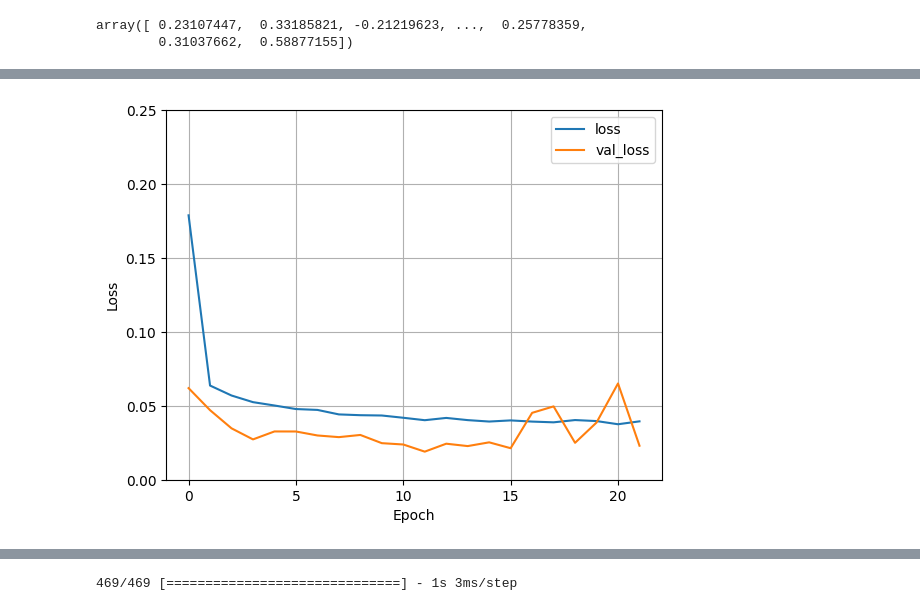
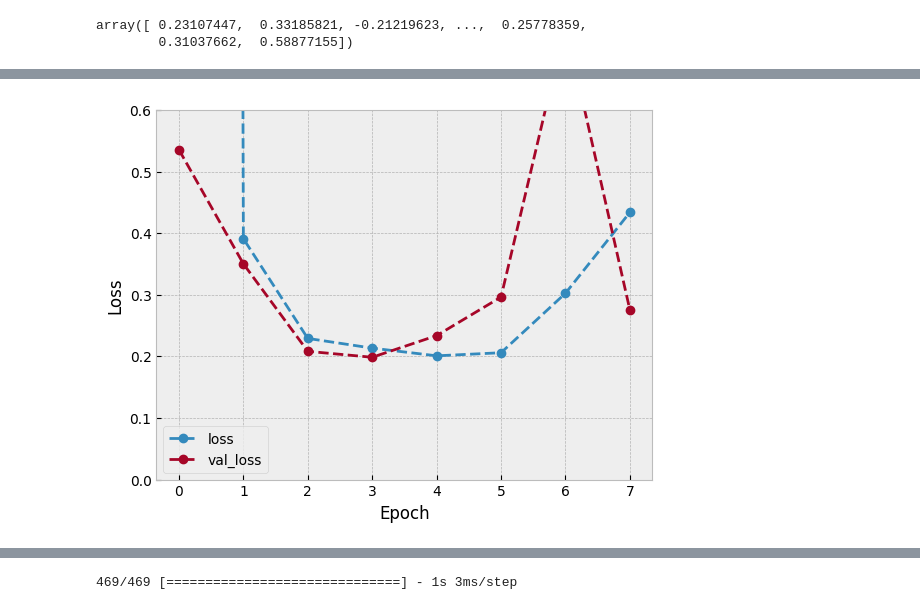
Before and after one commit to Mdolhare/RedesNeuronalesTP1, a Jupyter notebook: Regresion.ipynb, the cells around one changed output, grey strips where cells are left out. Cells and saved outputs as stored; diff of their text form; code cells hidden in the pictures.

```diff
--- a/Regresion.ipynb
+++ b/Regresion.ipynb
@@ -87,7 +77,7 @@ Trainable params: 925,905
 Non-trainable params: 2,352
 _________________________________________________________________
 # %%
-stp = EarlyStopping(monitor='val_loss', patience=10, restore_best_weights=True)
+stp = EarlyStopping(monitor='val_loss', patience=4, restore_best_weights=True)
 
 model.compile(loss='MAE', optimizer=Adamax(learning_rate=1, weight_decay=0.0005))
 history = model.fit(x = x_train, y = s_train, validation_data = (x_val, s_val), epochs=40, batch_size=128, callbacks=[stp])
@@ -113,14 +101,7 @@ KeyboardInterrupt:
 # %%
-plt.plot(history.history['loss'], label='loss')
-plt.plot(history.history['val_loss'], label='val_loss')
-plt.ylim([0, 0.25])
-plt.xlabel('Epoch')
-plt.ylabel('Loss')
-plt.legend()
-plt.grid(True)
-plt.show()
+helper.plotLoss(history)
 # %% [output]
-[figure, old version]
+[figure, new version]
 # %%
 y = model.predict(x_val)
 # %% [output]
```
Also changed, not shown: parts of 16 cells of this notebook, 35 other files.
